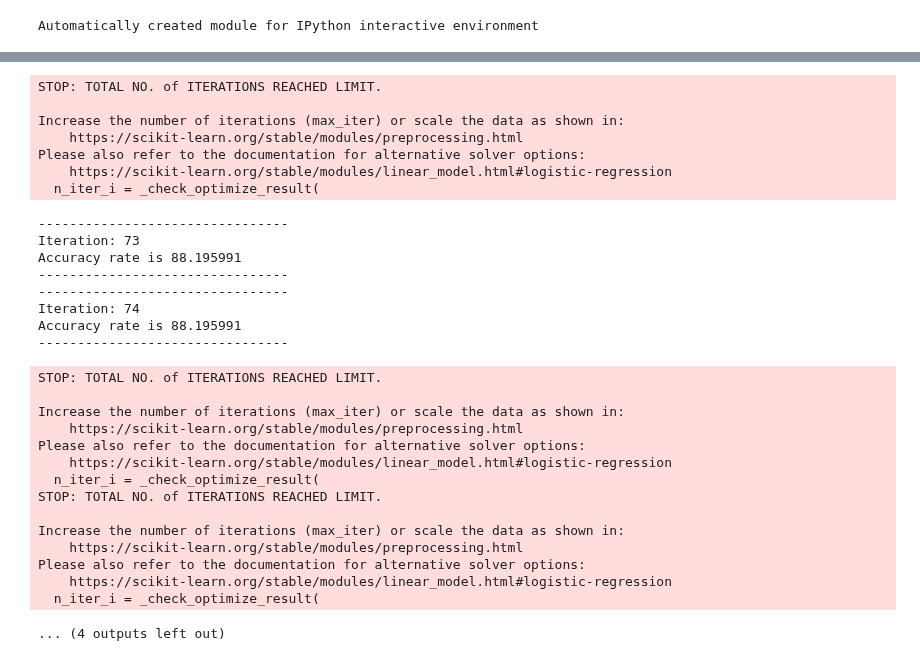
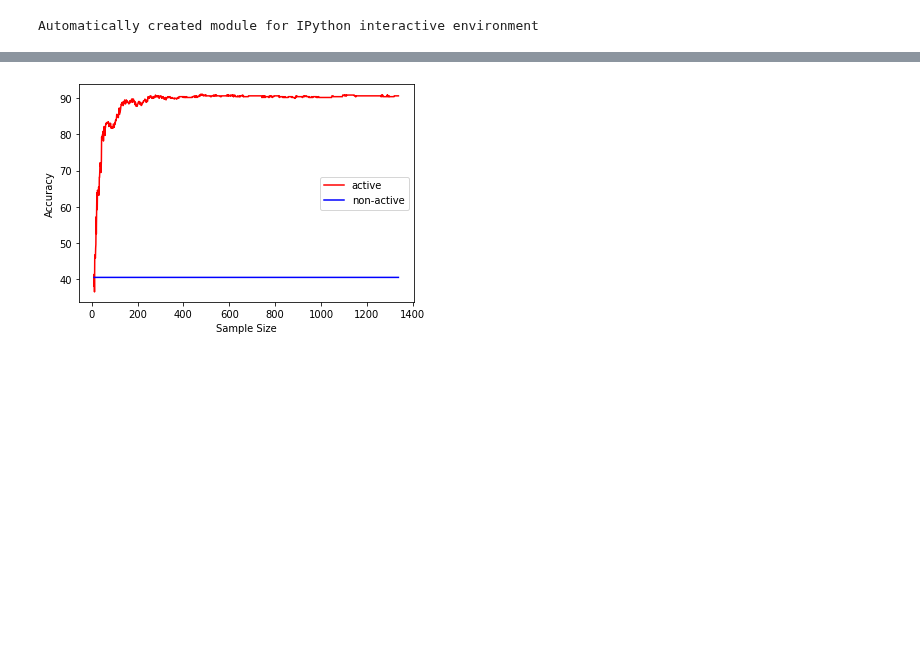
Before and after one commit to WenxuanHuang/Active-Learning-Performance-Benchmarking, a Jupyter notebook: Active_learning.ipynb, the cells around one changed output, grey strips where cells are left out. Saved outputs shown, nothing was run; the diff lists cells and outputs as text; code cells hidden in the pictures; blank space fills up the shorter version.

```diff
--- a/Active_learning.ipynb
+++ b/Active_learning.ipynb
@@ -133,7 +94,6 @@ class BaseModel(object):
 
 class SvmModel(BaseModel):
 
-    model_type = 'Support Vector Machine with linear Kernel'
     def fit_predict(self, X_train, y_train, X_val, X_test):
         print ('training svm...')
         self.classifier = SVC(
@@ -149,15 +109,13 @@ class SvmModel(BaseModel):
 
 class LogModel(BaseModel):
 
-    model_type = 'Logistic Regression'
     def fit_predict(self, X_train, y_train, X_val, X_test):
         # print ('training logistic regression...')
         # train_samples = X_train.shape[0]
         self.classifier = LogisticRegression(
             # C=50. / train_samples,
             penalty='l2',
-            solver='liblinear',
-            tol=0.1
+            solver='newton-cg'
             )
         self.classifier.fit(X_train, y_train)
         self.test_y_predicted = self.classifier.predict(X_test)
@@ -167,7 +125,6 @@ class LogModel(BaseModel):
 
 class RfModel(BaseModel):
 
-    model_type = 'Random Forest'
     def fit_predict(self, X_train, y_train, X_val, X_test):
         print ('training random forest...')
         self.classifier = RandomForestClassifier(
@@ -178,38 +135,6 @@ class RfModel(BaseModel):
         self.test_y_predicted = self.classifier.predict(X_test)
         self.val_y_predicted = self.classifier.predict(X_val)
         return (X_train, X_val, X_test, self.val_y_predicted, self.test_y_predicted)
-
-class GDBCModel(BaseModel):
-
-    model_type = 'Gradient Boost classifier'
-    def fit_predict(self, X_train, y_train, X_val, X_test):
-        print ('training GDBC...')
-        self.classifier = GradientBoostingClassifier(
-            n_estimators=1200,
-            max_depth=3,
-            subsample=0.5,
-            learning_rate=0.01,
-            min_samples_leaf=1,
-            random_state=3
-            )
-        self.classifier.fit(X_train, y_train)
-        self.test_y_predicted = self.classifier.predict(X_test)
-        self.val_y_predicted = self.classifier.predict(X_val)
-        return (X_train, X_val, X_test, self.val_y_predicted, self.test_y_predicted)
-
-class KnnModel(BaseModel):
-
-    model_type = 'Nearest Neighbour classifier'
-    def fit_predict(self, X_train, y_train, X_val, X_test):
-        print ('training KNN...')
-        self.classifier = neighbors.KNeighborsClassifier(
-            n_neighbors = 10,
-            n_jobs = -1
-            )
-        self.classifier.fit(X_train, y_train)
-        self.test_y_predicted = self.classifier.predict(X_test)
-        self.val_y_predicted = self.classifier.predict(X_val)
-        return (X_train, X_val, X_test, self.val_y_predicted, self.test_y_predicted)
 # %%
 class TrainModel:
 
@@ -474,11 +399,11 @@ def pool_experiment(model,sampling_method,max_queried,initial_queried,step):
     classifier_original = LogisticRegression(
             # C=50. / train_samples,
             penalty='l2',
-            solver='liblinear',
-            tol=0.1
+            solver='newton-cg'
             )
     x_axis = []
     for i in range(initial_queried-1,max_queried,step):
+        print("x_axis:", i)
         classifier_original.fit(X_train_selected[:i+1], y_train_selected[:i+1])
         y_pred_original = classifier_original.predict(X_test)
         original_accuracies.append(accuracy_score(y_test, y_pred_original)*100)
@@ -622,4 +422,4 @@ def pool_experiment(model,sampling_method,max_queried,initial_queried,step):
 # %%
-pool_experiment(LogModel,RandomSelection,500,25,5)
+pool_experiment(LogModel,MarginSelection,500,10,10)
 # %% [output]
 Dataset :  (1797, 64) (1797,)
@@ -737,30 +442 @@ Accuracy rate is 86.859688
-STOP: TOTAL NO. of ITERATIONS REACHED LIMIT.
-
-Increase the number of iterations (max_iter) or scale the data as shown in:
-    https://scikit-learn.org/stable/modules/preprocessing.html
-Please also refer to the documentation for alternative solver options:
-    https://scikit-learn.org/stable/modules/linear_model.html#logistic-regression
-  n_iter_i = _check_optimize_result(
---------------------------------
-Iteration: 73
-Accuracy rate is 88.195991
---------------------------------
---------------------------------
-Iteration: 74
-Accuracy rate is 88.195991
---------------------------------
-STOP: TOTAL NO. of ITERATIONS REACHED LIMIT.
-
-Increase the number of iterations (max_iter) or scale the data as shown in:
-    https://scikit-learn.org/stable/modules/preprocessing.html
-Please also refer to the documentation for alternative solver options:
-    https://scikit-learn.org/stable/modules/linear_model.html#logistic-regression
-  n_iter_i = _check_optimize_result(
-STOP: TOTAL NO. of ITERATIONS REACHED LIMIT.
-
-Increase the number of iterations (max_iter) or scale the data as shown in:
-    https://scikit-learn.org/stable/modules/preprocessing.html
-Please also refer to the documentation for alternative solver options:
-    https://scikit-learn.org/stable/modules/linear_model.html#logistic-regression
-  n_iter_i = _check_optimize_result(
-... (4 outputs left out)
+[figure, added]
```
Also changed, not shown: parts of 5 cells of this notebook, 1 other file.
